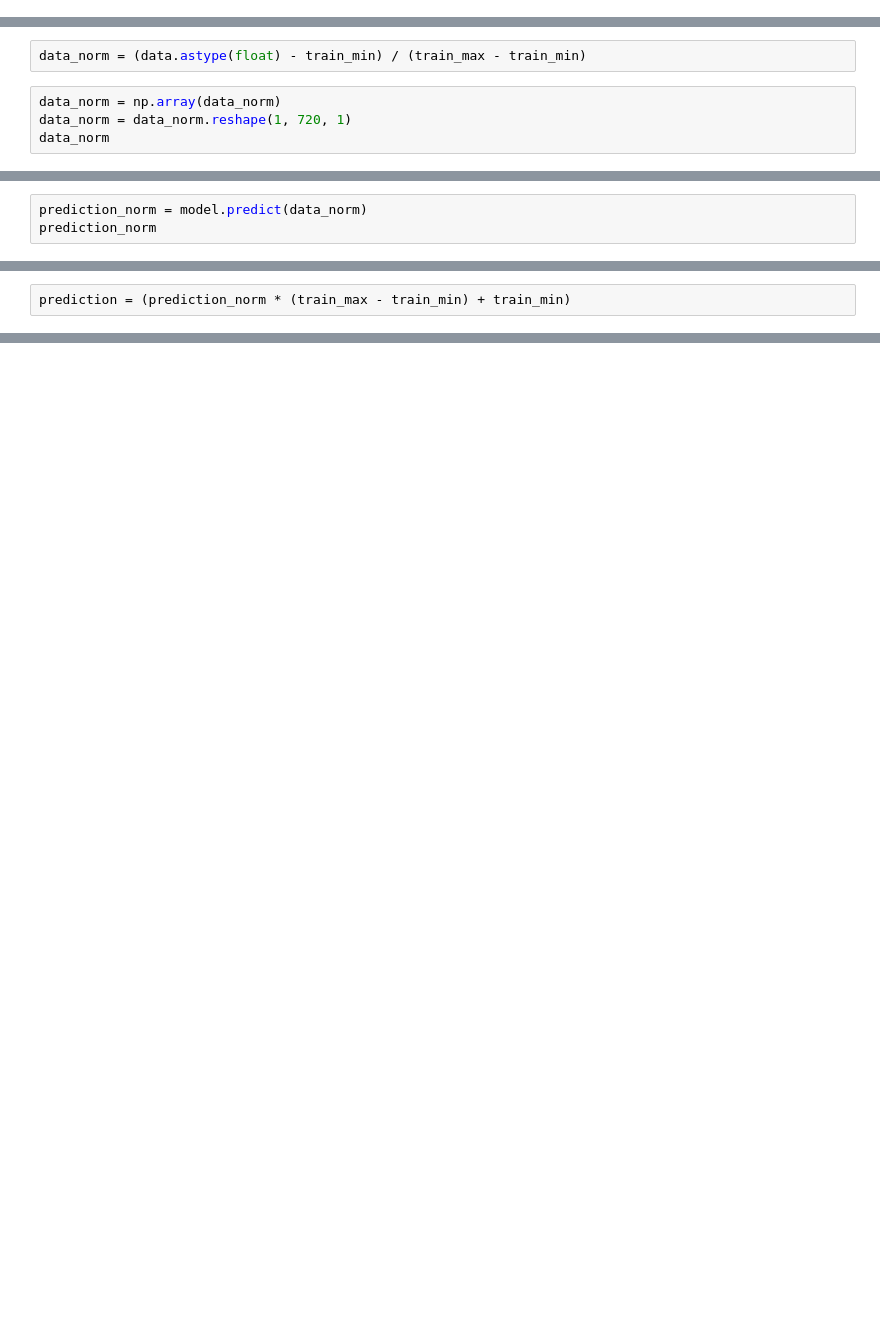
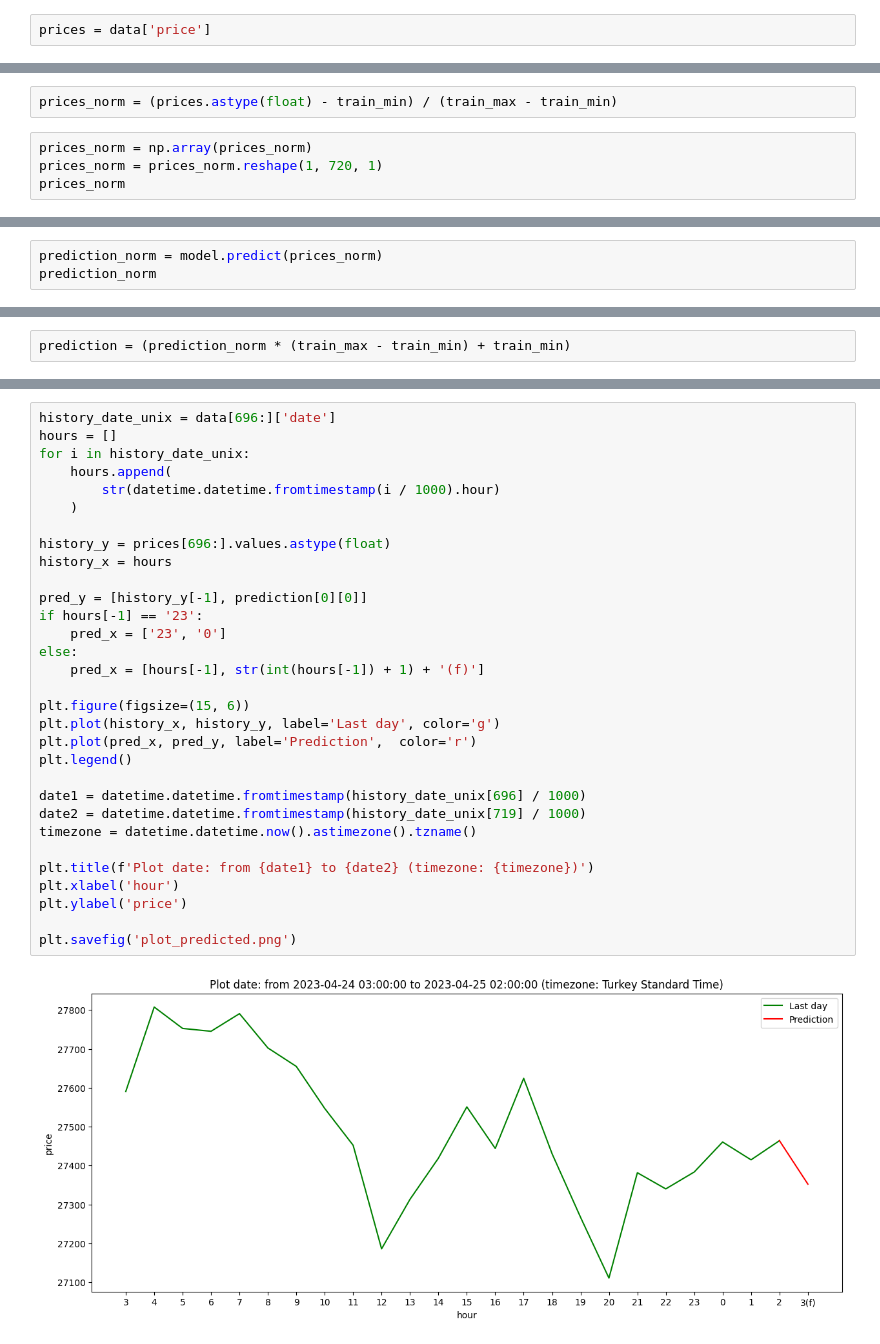
Before and after one commit to pozharskyE/binance-api-timeseries-forecasting-LSTM, a Jupyter notebook: predict/next_hour_forecasting.ipynb, the cells around one changed output, grey strips where cells are left out. Cells and saved outputs as stored; diff of their text form; blank space fills up the shorter version.

```diff
--- a/predict/next_hour_forecasting.ipynb
+++ b/predict/next_hour_forecasting.ipynb
@@ -61,0 +46,2 @@ Name: 1, Length: 720, dtype: object
+# %%
+prices = data['price']
@@ -67,9 +68,9 @@ type(train_min), type(train_max)
 # %% [output]
 (float, float)
 # %%
-data_norm = (data.astype(float) - train_min) / (train_max - train_min)
+prices_norm = (prices.astype(float) - train_min) / (train_max - train_min)
 # %%
-data_norm = np.array(data_norm)
-data_norm = data_norm.reshape(1, 720, 1)
-data_norm
+prices_norm = np.array(prices_norm)
+prices_norm = prices_norm.reshape(1, 720, 1)
+prices_norm
 # %% [output]
@@ -93,6 +94,6 @@ array([[[0.35747394],
 # %%
 model = load_model('saved_model.h5')
 # %%
-prediction_norm = model.predict(data_norm)
+prediction_norm = model.predict(prices_norm)
 prediction_norm
 # %% [output]
@@ -117,0 +112,33 @@ Next hour prediction: 27286.462890625
+# %%
+history_date_unix = data[696:]['date']
+hours = []
+for i in history_date_unix:
+    hours.append(
+        str(datetime.datetime.fromtimestamp(i / 1000).hour)
+    )
+
+history_y = prices[696:].values.astype(float)
+history_x = hours
+
+pred_y = [history_y[-1], prediction[0][0]]
+if hours[-1] == '23':
+    pred_x = ['23', '0']
+else:
+    pred_x = [hours[-1], str(int(hours[-1]) + 1) + '(f)']
+
+plt.figure(figsize=(15, 6))
+plt.plot(history_x, history_y, label='Last day', color='g')
+plt.plot(pred_x, pred_y, label='Prediction',  color='r')
+plt.legend()
+
+date1 = datetime.datetime.fromtimestamp(history_date_unix[696] / 1000)
+date2 = datetime.datetime.fromtimestamp(history_date_unix[719] / 1000)
+timezone = datetime.datetime.now().astimezone().tzname()
+
+plt.title(f'Plot date: from {date1} to {date2} (timezone: {timezone})')
+plt.xlabel('hour')
+plt.ylabel('price')
+
+plt.savefig('plot_predicted.png')
+# %% [output]
+[figure, added]
```
Also changed, not shown: parts of 11 cells of this notebook, 5 other files.
